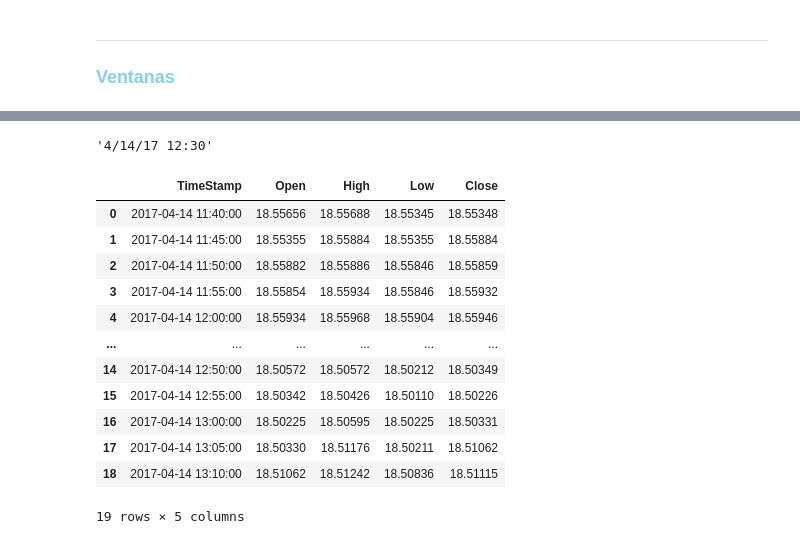
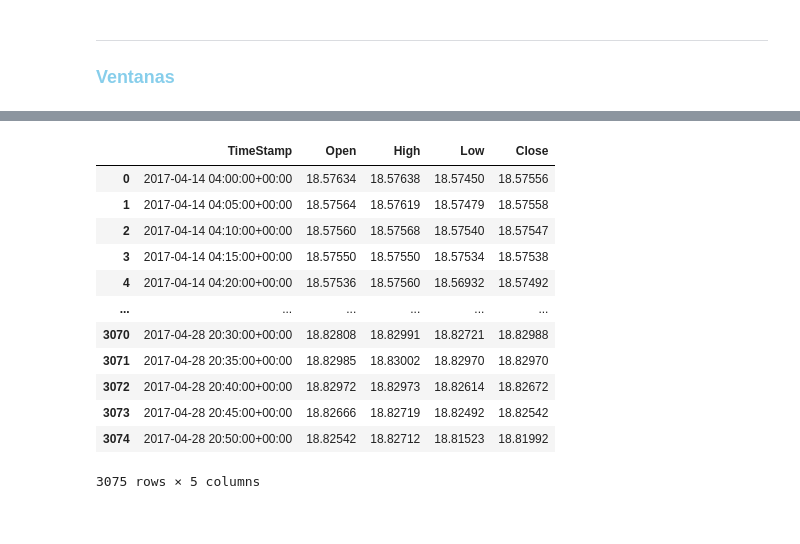
Before and after one commit to JazminErape/Lab2_p1_eq2, a Jupyter notebook: Lab4_eq2_v2.ipynb, the cells around one changed output, grey strips where cells are left out. Cells and saved outputs as stored; diff of their text form; code cells hidden in the pictures.

```diff
--- a/Lab4_eq2_v2.ipynb
+++ b/Lab4_eq2_v2.ipynb
@@ -738,22 +263,16 @@ ventana(F1 = "2017-05-12T11:40:00Z",F2 = "2017-05-12T13:20:00Z")
-# %%
-indicador['DateTime'][24]
-# %% [output]
-'4/14/17 12:30'
-# %%
-# -- --------------------------------------Ventana indicador 25 ---------------------------------- #
-# -- ------------------------------------------------------------- --------------------------- -- #
-ventana(F1 = "2017-04-14T11:40:00Z",F2 = "2017-04-14T13:20:00Z")
-# %% [output]
-|  | TimeStamp | Open | High | Low | Close |
-| 0 | 2017-04-14 11:40:00 | 18.55656 | 18.55688 | 18.55345 | 18.55348 |
-| 1 | 2017-04-14 11:45:00 | 18.55355 | 18.55884 | 18.55355 | 18.55884 |
-| 2 | 2017-04-14 11:50:00 | 18.55882 | 18.55886 | 18.55846 | 18.55859 |
-| 3 | 2017-04-14 11:55:00 | 18.55854 | 18.55934 | 18.55846 | 18.55932 |
-| 4 | 2017-04-14 12:00:00 | 18.55934 | 18.55968 | 18.55904 | 18.55946 |
-| ... | ... | ... | ... | ... | ... |
-| 14 | 2017-04-14 12:50:00 | 18.50572 | 18.50572 | 18.50212 | 18.50349 |
-| 15 | 2017-04-14 12:55:00 | 18.50342 | 18.50426 | 18.50110 | 18.50226 |
-| 16 | 2017-04-14 13:00:00 | 18.50225 | 18.50595 | 18.50225 | 18.50331 |
-| 17 | 2017-04-14 13:05:00 | 18.50330 | 18.51176 | 18.50211 | 18.51062 |
-| 18 | 2017-04-14 13:10:00 | 18.51062 | 18.51242 | 18.50836 | 18.51115 |
-19 rows × 5 columns
+# %%
+pd_hist
+# %% [output]
+|  | TimeStamp | Open | High | Low | Close |
+| 0 | 2017-04-14 04:00:00+00:00 | 18.57634 | 18.57638 | 18.57450 | 18.57556 |
+| 1 | 2017-04-14 04:05:00+00:00 | 18.57564 | 18.57619 | 18.57479 | 18.57558 |
+| 2 | 2017-04-14 04:10:00+00:00 | 18.57560 | 18.57568 | 18.57540 | 18.57547 |
+| 3 | 2017-04-14 04:15:00+00:00 | 18.57550 | 18.57550 | 18.57534 | 18.57538 |
+| 4 | 2017-04-14 04:20:00+00:00 | 18.57536 | 18.57560 | 18.56932 | 18.57492 |
+| ... | ... | ... | ... | ... | ... |
+| 3070 | 2017-04-28 20:30:00+00:00 | 18.82808 | 18.82991 | 18.82721 | 18.82988 |
+| 3071 | 2017-04-28 20:35:00+00:00 | 18.82985 | 18.83002 | 18.82970 | 18.82970 |
+| 3072 | 2017-04-28 20:40:00+00:00 | 18.82972 | 18.82973 | 18.82614 | 18.82672 |
+| 3073 | 2017-04-28 20:45:00+00:00 | 18.82666 | 18.82719 | 18.82492 | 18.82542 |
+| 3074 | 2017-04-28 20:50:00+00:00 | 18.82542 | 18.82712 | 18.81523 | 18.81992 |
+3075 rows × 5 columns
```
Also changed, not shown: parts of 184 cells of this notebook.
